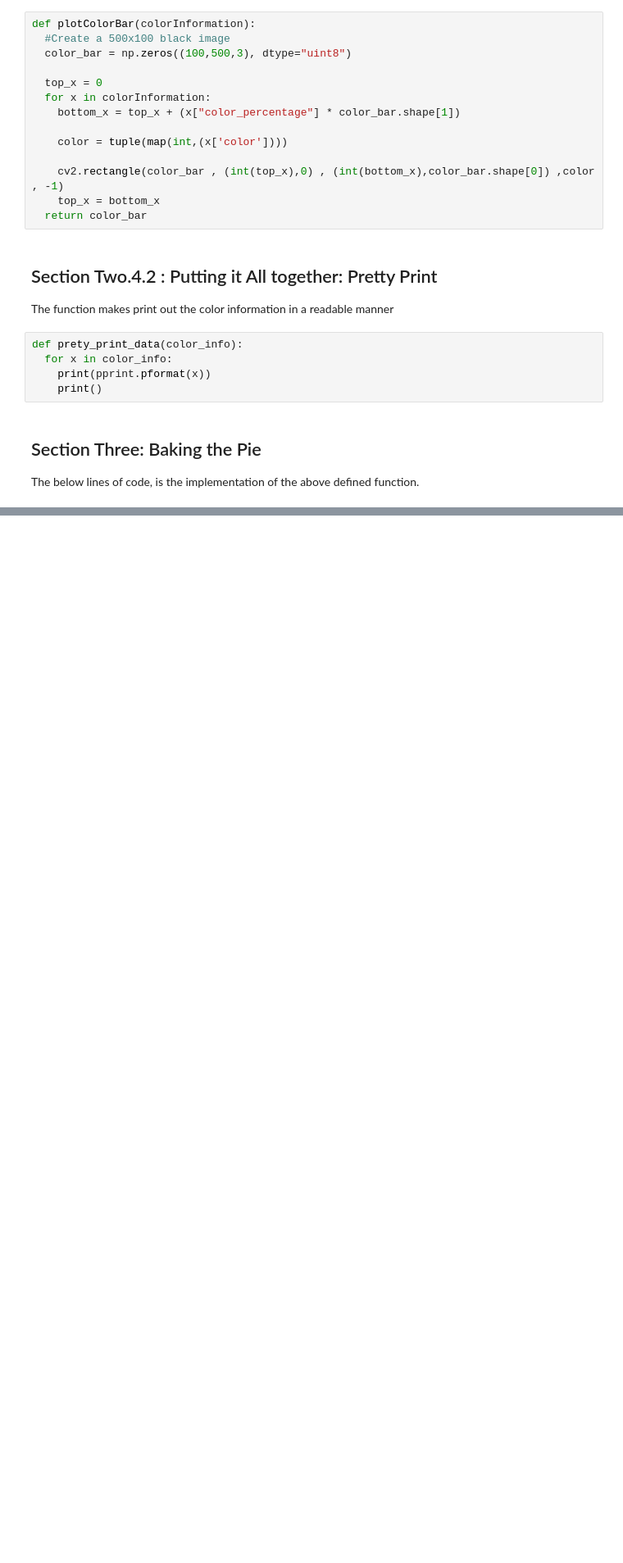
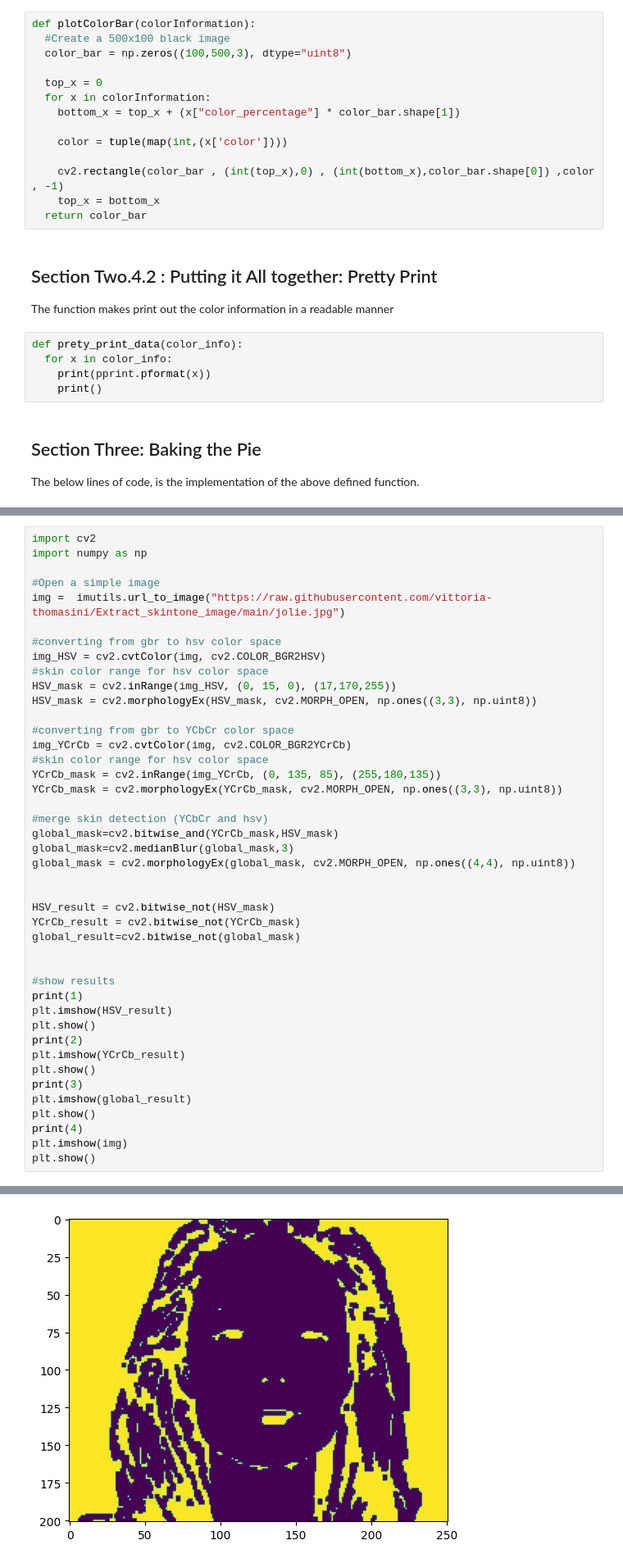
Before and after one commit to vittoria-thomasini/Extract_skintone_image, a Jupyter notebook: Extract_Skin_Tone_from_an_Image.ipynb, the cells around one changed output, grey strips where cells are left out. Shown at 82% size. Saved outputs shown, nothing was run; the diff lists cells and outputs as text; blank space fills up the shorter version.

```diff
--- a/Extract_Skin_Tone_from_an_Image.ipynb
+++ b/Extract_Skin_Tone_from_an_Image.ipynb
@@ -259,0 +262,44 @@ def extractContour(image):
+# %%
+import cv2
+import numpy as np
+
+#Open a simple image
+img =  imutils.url_to_image("https://raw.githubusercontent.com/vittoria-thomasini/Extract_skintone_image/main/jolie.jpg")
+
+#converting from gbr to hsv color space
+img_HSV = cv2.cvtColor(img, cv2.COLOR_BGR2HSV)
+#skin color range for hsv color space
+HSV_mask = cv2.inRange(img_HSV, (0, 15, 0), (17,170,255))
+HSV_mask = cv2.morphologyEx(HSV_mask, cv2.MORPH_OPEN, np.ones((3,3), np.uint8))
+
+#converting from gbr to YCbCr color space
+img_YCrCb = cv2.cvtColor(img, cv2.COLOR_BGR2YCrCb)
+#skin color range for hsv color space
+YCrCb_mask = cv2.inRange(img_YCrCb, (0, 135, 85), (255,180,135))
+YCrCb_mask = cv2.morphologyEx(YCrCb_mask, cv2.MORPH_OPEN, np.ones((3,3), np.uint8))
+
+#merge skin detection (YCbCr and hsv)
+global_mask=cv2.bitwise_and(YCrCb_mask,HSV_mask)
+global_mask=cv2.medianBlur(global_mask,3)
+global_mask = cv2.morphologyEx(global_mask, cv2.MORPH_OPEN, np.ones((4,4), np.uint8))
+
+
+HSV_result = cv2.bitwise_not(HSV_mask)
+YCrCb_result = cv2.bitwise_not(YCrCb_mask)
+global_result=cv2.bitwise_not(global_mask)
+
+
+#show results
+print(1)
+plt.imshow(HSV_result)
+plt.show()
+print(2)
+plt.imshow(YCrCb_result)
+plt.show()
+print(3)
+plt.imshow(global_result)
+plt.show()
+print(4)
+plt.imshow(img)
+plt.show()
+# %% [output]
@@ -259,0 +307 @@ def extractContour(image):
+[figure, added]
```
Also changed, not shown: parts of 6 cells of this notebook.
